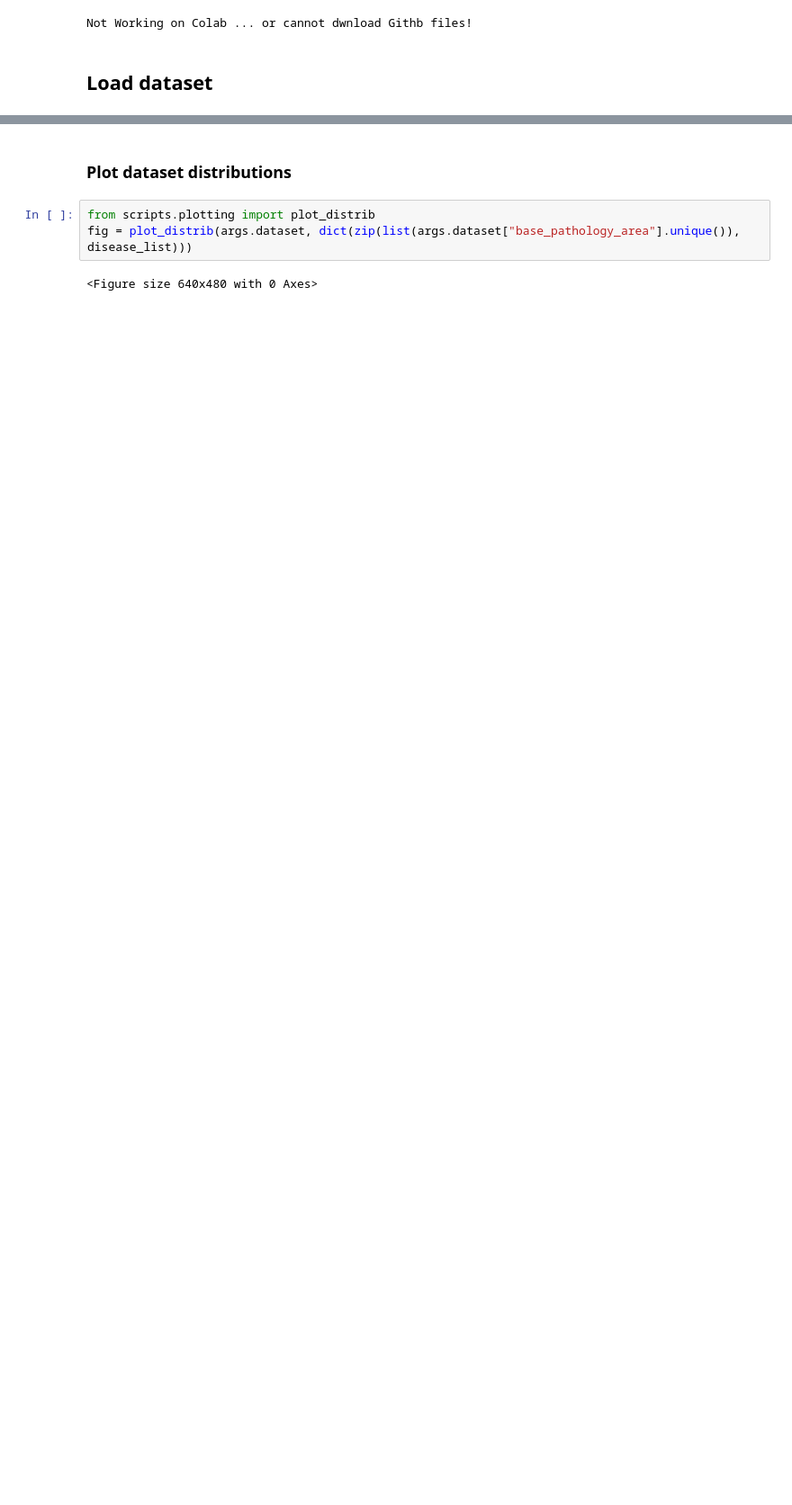
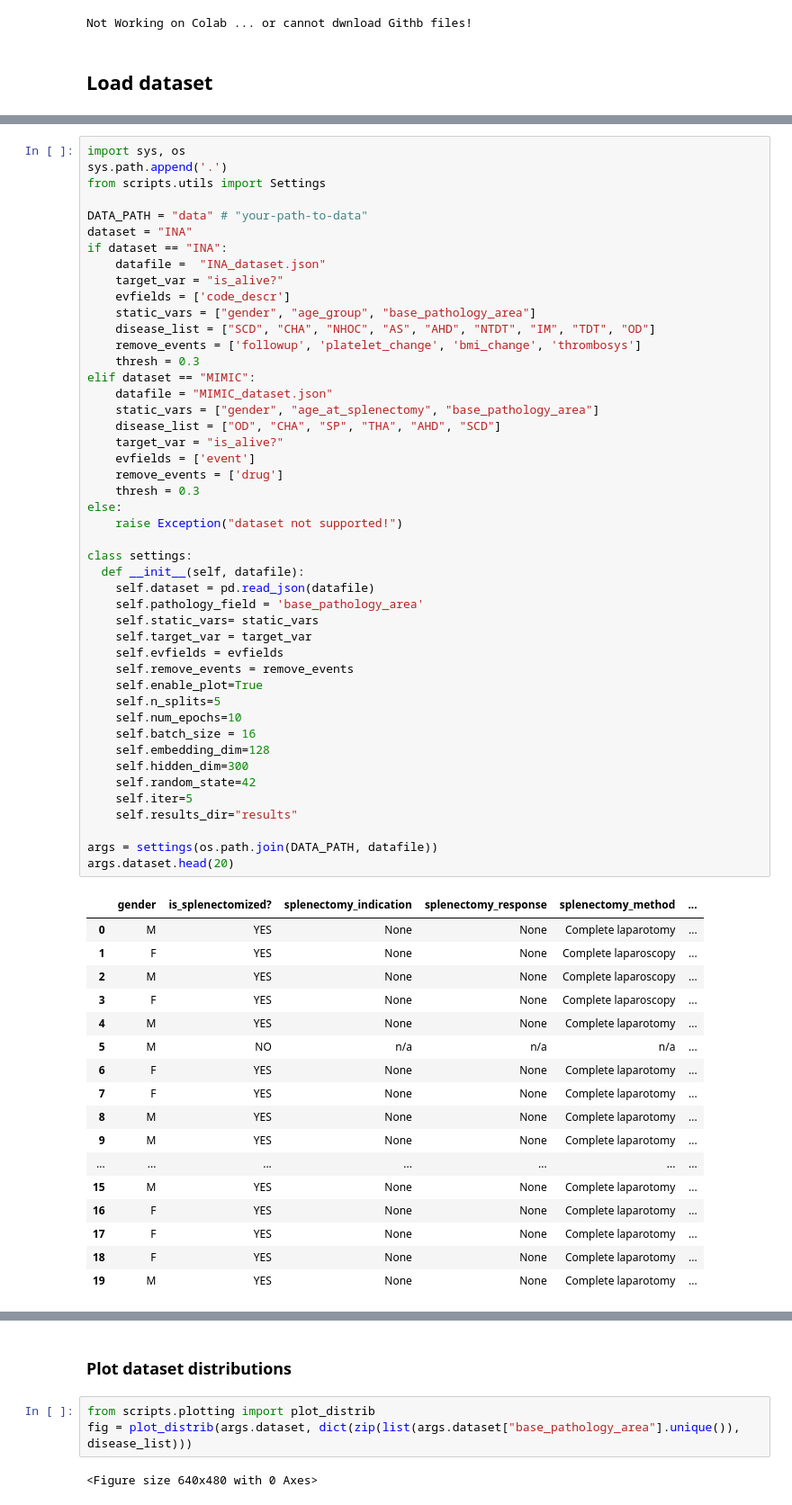
Before and after one commit to giordamaug/Relational_EHR_data_to_Longitudinal_Patient_Trajectories, a Jupyter notebook: notebook.ipynb, the cells around one changed output, grey strips where cells are left out. Shown at 90% size. Drawn from its saved outputs; the diff is of its cells as text; blank space fills up the shorter version.

```diff
--- a/notebook.ipynb
+++ b/notebook.ipynb
@@ -109,0 +115,64 @@ args.dataset.head(20)
+# %%
+import sys, os
+sys.path.append('.')
+from scripts.utils import Settings
+
+DATA_PATH = "data" # "your-path-to-data"
+dataset = "INA"
+if dataset == "INA":
+    datafile =  "INA_dataset.json"
+    target_var = "is_alive?"
+    evfields = ['code_descr']
+    static_vars = ["gender", "age_group", "base_pathology_area"]
+    disease_list = ["SCD", "CHA", "NHOC", "AS", "AHD", "NTDT", "IM", "TDT", "OD"]
+    remove_events = ['followup', 'platelet_change', 'bmi_change', 'thrombosys']
+    thresh = 0.3
+elif dataset == "MIMIC":
+    datafile = "MIMIC_dataset.json"
+    static_vars = ["gender", "age_at_splenectomy", "base_pathology_area"]
+    disease_list = ["OD", "CHA", "SP", "THA", "AHD", "SCD"]
+    target_var = "is_alive?"
+    evfields = ['event']
+    remove_events = ['drug']
+    thresh = 0.3
+else:
+    raise Exception("dataset not supported!")
+
+class settings:
+  def __init__(self, datafile):
+    self.dataset = pd.read_json(datafile)
+    self.pathology_field = 'base_pathology_area'
+    self.static_vars= static_vars
+    self.target_var = target_var
+    self.evfields = evfields
+    self.remove_events = remove_events
+    self.enable_plot=True
+    self.n_splits=5
+    self.num_epochs=10
+    self.batch_size = 16
+    self.embedding_dim=128
+    self.hidden_dim=300
+    self.random_state=42
+    self.iter=5
+    self.results_dir="results"
+
+args = settings(os.path.join(DATA_PATH, datafile))
+args.dataset.head(20)
+# %% [output]
+|  | gender | is_splenectomized? | splenectomy_indication | splenectomy_response | splenectomy_method | ... |
+| 0 | M | YES | None | None | Complete laparotomy | ... |
+| 1 | F | YES | None | None | Complete laparoscopy | ... |
+| 2 | M | YES | None | None | Complete laparoscopy | ... |
+| 3 | F | YES | None | None | Complete laparoscopy | ... |
+| 4 | M | YES | None | None | Complete laparotomy | ... |
+| 5 | M | NO | n/a | n/a | n/a | ... |
+| 6 | F | YES | None | None | Complete laparotomy | ... |
+| 7 | F | YES | None | None | Complete laparotomy | ... |
+| 8 | M | YES | None | None | Complete laparotomy | ... |
+| 9 | M | YES | None | None | Complete laparotomy | ... |
+| ... | ... | ... | ... | ... | ... | ... |
+| 15 | M | YES | None | None | Complete laparotomy | ... |
+| 16 | F | YES | None | None | Complete laparotomy | ... |
+| 17 | F | YES | None | None | Complete laparotomy | ... |
+| 18 | F | YES | None | None | Complete laparotomy | ... |
+| 19 | M | YES | None | None | Complete laparotomy | ... |
```
Also changed, not shown: parts of 14 cells of this notebook.
